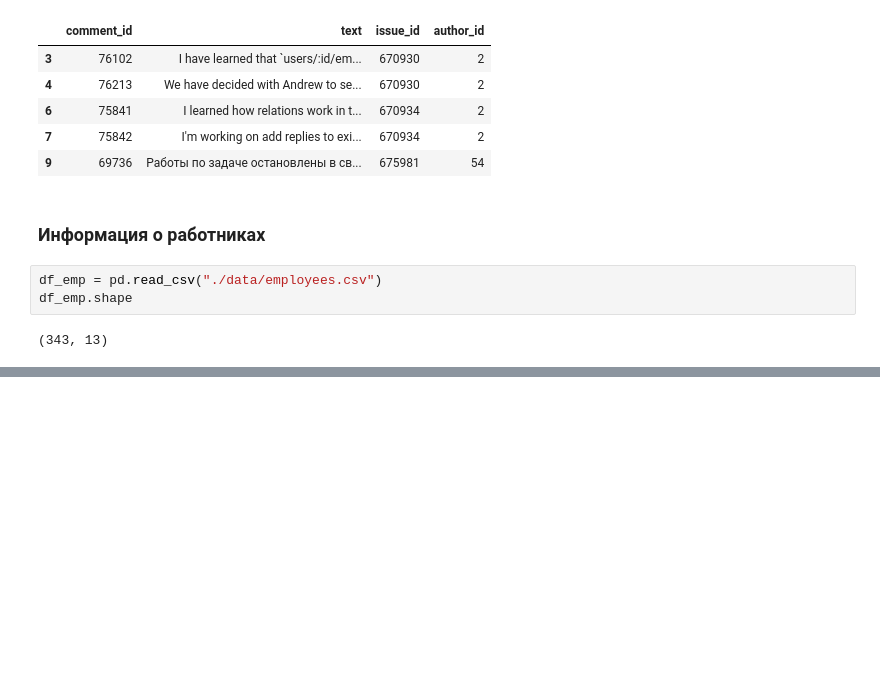
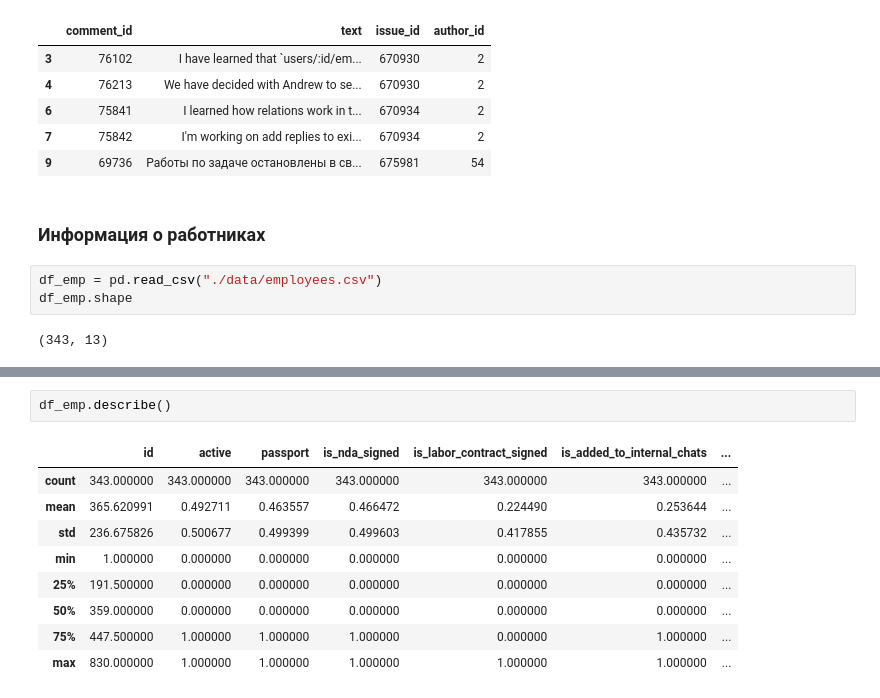
Before and after one commit to TayJen/hackathon_algu2022, a Jupyter notebook: H_ALGU_2022_Research.ipynb, the cells around one changed output, grey strips where cells are left out. Drawn from its saved outputs; the diff is of its cells as text; blank space fills up the shorter version.

```diff
--- a/H_ALGU_2022_Research.ipynb
+++ b/H_ALGU_2022_Research.ipynb
@@ -630,0 +640,12 @@ df_emp.shape
+# %%
+df_emp.describe()
+# %% [output]
+|  | id | active | passport | is_nda_signed | is_labor_contract_signed | is_added_to_internal_chats | ... |
+| count | 343.000000 | 343.000000 | 343.000000 | 343.000000 | 343.000000 | 343.000000 | ... |
+| mean | 365.620991 | 0.492711 | 0.463557 | 0.466472 | 0.224490 | 0.253644 | ... |
+| std | 236.675826 | 0.500677 | 0.499399 | 0.499603 | 0.417855 | 0.435732 | ... |
+| min | 1.000000 | 0.000000 | 0.000000 | 0.000000 | 0.000000 | 0.000000 | ... |
+| 25% | 191.500000 | 0.000000 | 0.000000 | 0.000000 | 0.000000 | 0.000000 | ... |
+| 50% | 359.000000 | 0.000000 | 0.000000 | 0.000000 | 0.000000 | 0.000000 | ... |
+| 75% | 447.500000 | 1.000000 | 1.000000 | 1.000000 | 0.000000 | 1.000000 | ... |
+| max | 830.000000 | 1.000000 | 1.000000 | 1.000000 | 1.000000 | 1.000000 | ... |
```
Also changed, not shown: parts of 2 cells of this notebook.
